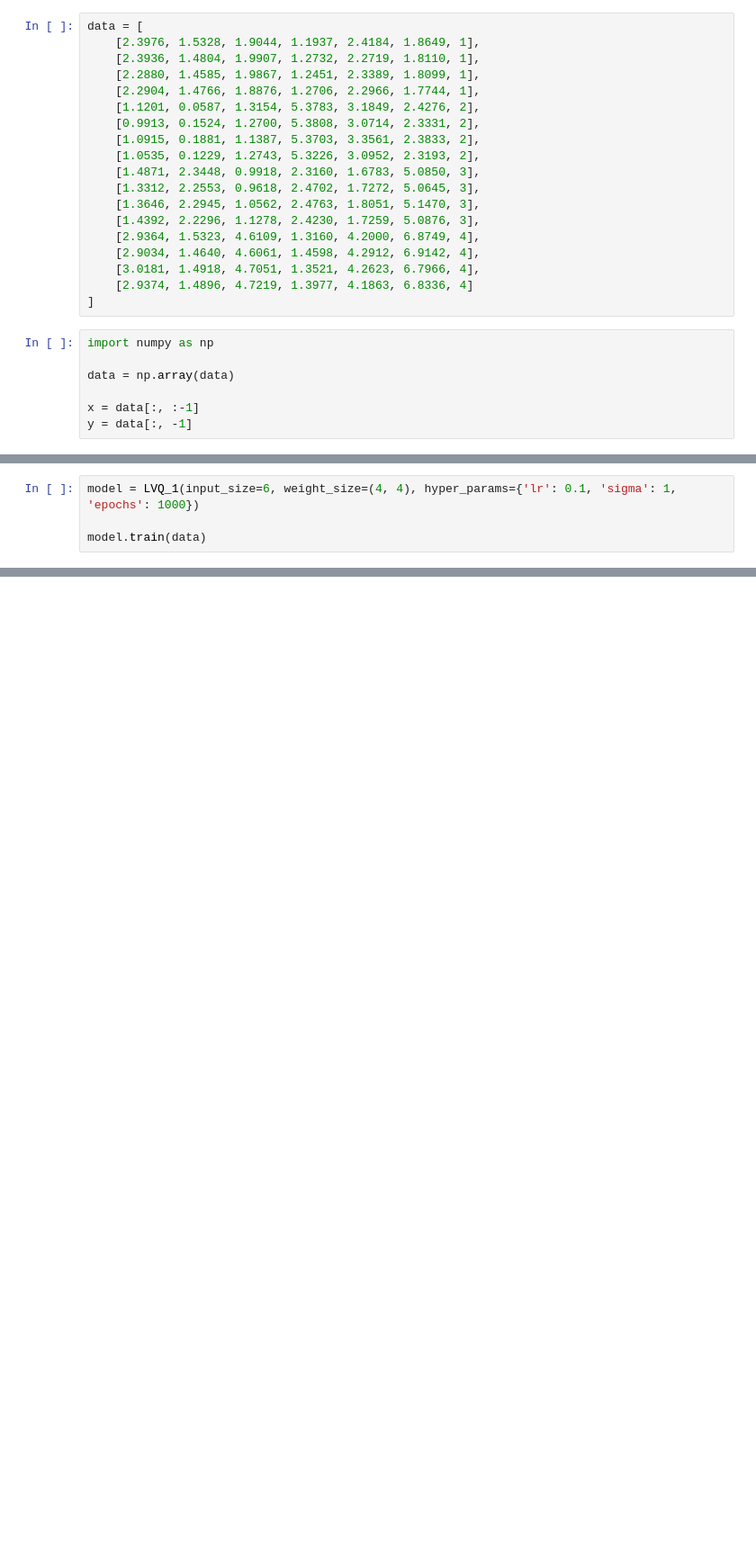
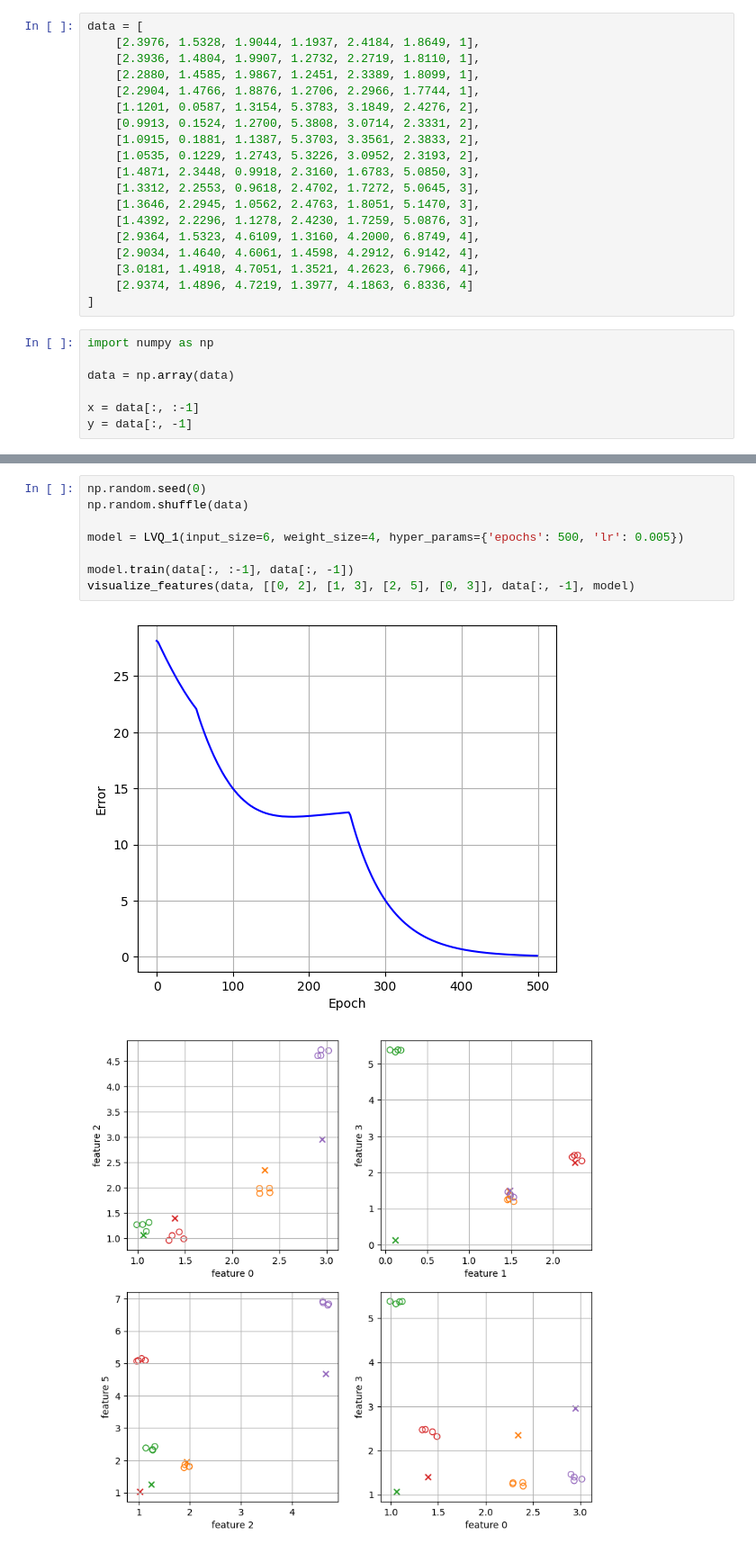
Before and after one commit to eddy0117/nn_hw, a Jupyter notebook: hw5/hw5.ipynb, the cells around one changed output, grey strips where cells are left out. Shown at 90% size. Drawn from its saved outputs; the diff is of its cells as text; blank space fills up the shorter version.

```diff
--- a/hw5/hw5.ipynb
+++ b/hw5/hw5.ipynb
@@ -204,4 +26,0 @@ class LVQ_1:
-# %%
-model = LVQ_1(input_size=6, weight_size=(4, 4), hyper_params={'lr': 0.1, 'sigma': 1, 'epochs': 1000})
-
-model.train(data)
@@ -207,0 +123,11 @@ model.train(data)
+# %%
+np.random.seed(0)
+np.random.shuffle(data)
+
+model = LVQ_1(input_size=6, weight_size=4, hyper_params={'epochs': 500, 'lr': 0.005})
+
+model.train(data[:, :-1], data[:, -1])
+visualize_features(data, [[0, 2], [1, 3], [2, 5], [0, 3]], data[:, -1], model)
+# %% [output]
+[figure, added]
+[figure, added]
```
Also changed, not shown: parts of 9 cells of this notebook.
